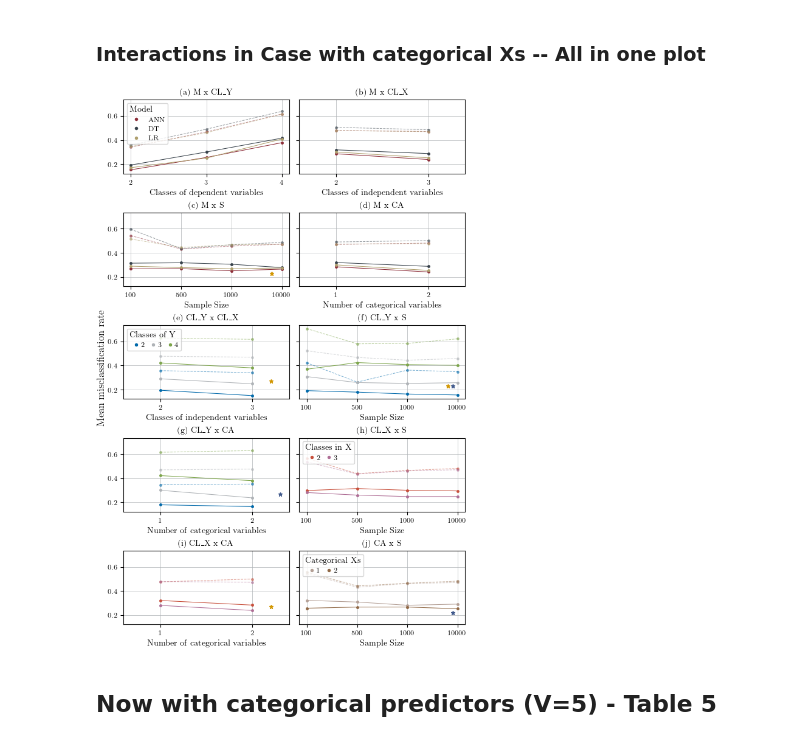
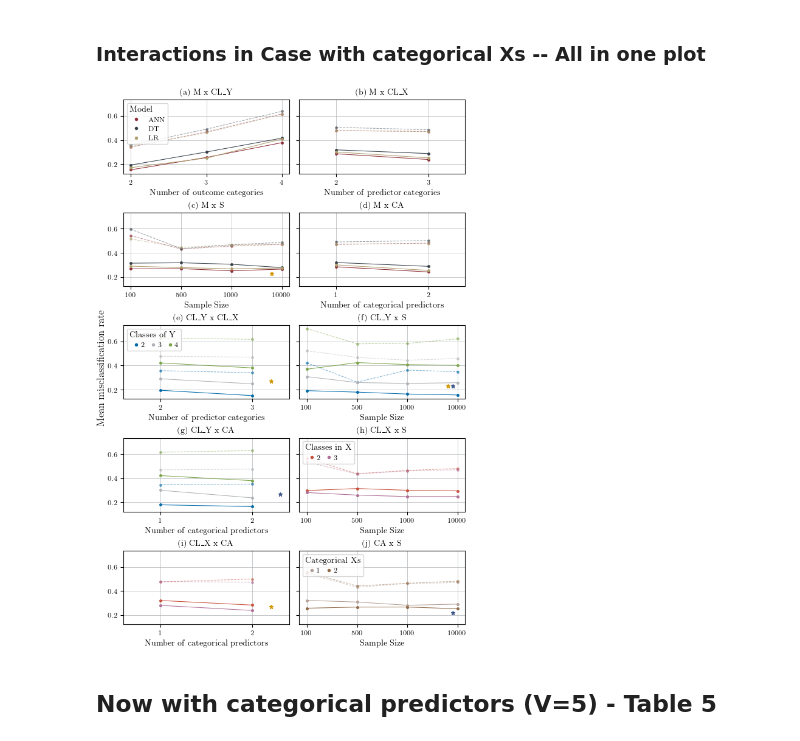
Before and after one commit to frederikpanse/psychometric_replication, a Jupyter notebook: exp/exp_FP_12_getFigures.ipynb, the cells around one changed output. Cells and saved outputs as stored; diff of their text form; code cells hidden in the pictures.

```diff
--- a/exp/exp_FP_12_getFigures.ipynb
+++ b/exp/exp_FP_12_getFigures.ipynb
@@ -138,7 +138,7 @@ for i in np.arange(3):
     axs[0, 0].plot(M_CLY_orig.index, M_CLY_orig.values[:,i], '.--', ms=5, lw=0.75, color=colors[i], alpha=alpha_val, label="original")
 axs[0, 0].set_xticks([2, 3, 4])  # Positions for the categories
 axs[0, 0].grid(axis="both", color=rgb.tue_gray, linewidth=0.5)
-axs[0, 0].set_xlabel("Classes of dependent variables")
+axs[0, 0].set_xlabel("Number of outcome categories")
 axs[0, 0].plot(3.83, sig, '*', ms=5, color=rgb.tue_orange) # original
 axs[0, 0].set_title('(a) M x CL_Y')
 
@@ -166,7 +166,7 @@ for i in np.arange(3):
     axs[1, 0].plot(M_V_orig.index, M_V_orig.values[:,i], '.--', ms=5, lw=0.75, color=colors[i], alpha=alpha_val, label="original")
 axs[1, 0].set_xticks([3, 5, 7])  # Positions for the categories
 axs[1, 0].grid(axis="both", color=rgb.tue_gray, linewidth=0.5)
-axs[1, 0].set_xlabel("Number of independent variables")
+axs[1, 0].set_xlabel("Number of predictors")
 axs[1, 0].set_title('(c) M x V')
 
 # Plot 4: CLY x S
@@ -195,7 +195,7 @@ axs[1, 1].legend(handles=[dot_ANN, dot_DT, dot_LR], ncols=3, alignment='left', c
 for i in np.arange(3):
     axs[2, 0].plot([3, 5, 7], CLY_V.values[i*3:i*3+3], '.-', ms=5, lw=0.75, color=colors[i], label="replication")
     axs[2, 0].plot([3, 5, 7], CLY_V_orig.values[i*3:i*3+3], '.--', ms=5, lw=0.75, color=colors[i], alpha=alpha_val, label="original")
-axs[2, 0].set_xlabel("Number of independent variables")
+axs[2, 0].set_xlabel("Number of predictors")
 axs[2, 0].set_xticks([3, 5, 7])  # Positions for the categories
 axs[2, 0].grid(axis="both", color=rgb.tue_gray, linewidth=0.5)
 axs[2, 0].plot(6.73, sig, '*', ms=5, color=rgb.tue_orange) # original
@@ -361,7 +361,7 @@ for i in np.arange(3):
     axs[0, 0].plot(M_CLY_orig.index, M_CLY_orig.values[:,i], '.--', ms=5, lw=0.75, color=colors[i], alpha=alpha_val, label="original")
 axs[0, 0].set_xticks([2, 3, 4])  # Positions for the categories
 axs[0, 0].grid(axis="both", color=rgb.tue_gray, linewidth=0.5)
-axs[0, 0].set_xlabel("Classes of dependent variables")
+axs[0, 0].set_xlabel("Number of outcome categories")
 axs[0, 0].set_title('(a) M x CL_Y')
 
 # Custom legend
@@ -378,7 +378,7 @@ for i in np.arange(3):
     axs[0, 1].plot(M_CLX_orig.index, M_CLX_orig.values[:,i], '.--', ms=5, lw=0.75, color=colors[i], alpha=alpha_val, label="original")
 axs[0, 1].set_xticks([2, 3])  # Positions for the categories
 axs[0, 1].grid(axis="both", color=rgb.tue_gray, linewidth=0.5)
-axs[0, 1].set_xlabel("Classes of independent variables")
+axs[0, 1].set_xlabel("Number of predictor categories")
 axs[0, 1].set_xlim([1.6, 3.4])
 axs[0, 1].set_title('(b) M x CL_X')
 
@@ -399,7 +399,7 @@ for i in np.arange(3):
     axs[1, 1].plot(M_CA_orig.index, M_CA_orig.values[:,i], '.--', ms=5, lw=0.75, color=colors[i], alpha=alpha_val, label="original")
 axs[1, 1].set_xticks([1, 2])  # Positions for the categories
 axs[1, 1].grid(axis="both", color=rgb.tue_gray, linewidth=0.5)
-axs[1, 1].set_xlabel("Number of categorical variables")
+axs[1, 1].set_xlabel("Number of categorical predictors")
 axs[1, 1].set_xlim([0.6, 2.4])
 axs[1, 1].set_title('(d) M x CA')
 
@@ -410,7 +410,7 @@ for i in np.arange(3):
     axs[2, 0].plot([2, 3], CLY_CLX_orig.values[i*2:i*2+2], '.--', ms=5, lw=0.75, color=colors[i], alpha=alpha_val, label="original")
 axs[2, 0].set_xticks([2, 3])  # Positions for the categories
 axs[2, 0].grid(axis="both", color=rgb.tue_gray, linewidth=0.5)
-axs[2, 0].set_xlabel("Classes of independent variables")
+axs[2, 0].set_xlabel("Number of predictor categories")
 axs[2, 0].set_xlim([1.6, 3.4])
 axs[2, 0].plot(3.2, sig, '*', ms=5, color=rgb.tue_orange) # original
 axs[2, 0].set_title('(e) CL_Y x CL_X')
@@ -438,7 +438,7 @@ axs[2, 1].set_title('(f) CL_Y x S')
 for i in np.arange(3):
     axs[3, 0].plot([1, 2], CLY_CA.values[i*2:i*2+2], '.-', ms=5, lw=0.75, color=colors[i], label="replication")
     axs[3, 0].plot([1, 2], CLY_CA_orig.values[i*2:i*2+2], '.--', ms=5, lw=0.75, color=colors[i], alpha=alpha_val, label="original")
-axs[3, 0].set_xlabel("Number of categorical variables")
+axs[3, 0].set_xlabel("Number of categorical predictors")
 axs[3, 0].set_xticks([1, 2])  # Positions for the categories
 axs[3, 0].set_xlim([0.6, 2.4])
 axs[3, 0].grid(axis="both", color=rgb.tue_gray, linewidth=0.5)
@@ -467,37 +467,37 @@ axs[3, 1].legend(handles=[dot_ANN, dot_DT], ncols=3, alignment='left', columnspa
 for i in np.arange(2):
     axs[4, 0].plot([1, 2], CLX_CA.values[i*2:i*2+2], '.-', ms=5, lw=0.75, color=colors[i], label="replication")
     axs[4, 0].plot([1, 2], CLX_CA_orig.values[i*2:i*2+2], '.--', ms=5, lw=0.75, color=colors[i], alpha=alpha_val, label="original")
-axs[4, 0].set_xlabel("Number of categorical variables")
+axs[4, 0].set_xlabel("Number of categorical predictors")
 axs[4, 0].set_xticks([1, 2])  # Positions for the categories
 axs[4, 0].set_xlim([0.6, 2.4])
 axs[4, 0].grid(axis="both", color=rgb.tue_gray, linewidth=0.5)
 axs[4, 0].plot(2.2, sig, '*', ms=5, color=rgb.tue_orange) # original
 axs[4, 0].set_title('(i) CL_X x CA')
 
 # Plot 10: CA x S
 colors=palettes.tue_plot[8:10] # set colors
 for i in np.arange(2):
     axs[4, 1].plot(np.arange(4), CA_S.values[i*4:i*4+4], '.-', ms=5, lw=0.75, color=colors[i], label="replication")
     axs[4, 1].plot(np.arange(4), CA_S_orig.values[i*4:i*4+4], '.--', ms=5, lw=0.75, color=colors[i], alpha=alpha_val, label="original")
 axs[4, 1].set_xlabel("Sample Size")
 axs[4, 1].set_xticks(np.arange(0, 4))  # Positions for the categories
 axs[4, 1].set_xticklabels(['100', '500', '1000', '10000'])  # Labels for the categories
 axs[4, 1].grid(axis="both", color=rgb.tue_gray, linewidth=0.5)
 axs[4, 1].plot(2.9, 0.22, '*', ms=5, color=rgb.tue_darkblue)   # replication
 axs[4, 1].set_title('(j) CA x S')
 
 # Custom legend
 dot_ANN = plt.Line2D([0], [0], marker='o', color='w', lw=0, markerfacecolor=colors[0], markersize=5, label='1')
 dot_DT = plt.Line2D([0], [0], marker='o', color='w', lw=0, markerfacecolor=colors[1], markersize=5, label='2')
 axs[4, 1].legend(handles=[dot_ANN, dot_DT], ncols=3, alignment='left', columnspacing=0.25,
                  title = 'Categorical Xs', title_fontsize='small', handletextpad=-0.3, loc="upper left")
 
 fig.text(-0.01, 0.5, 'Mean misclassification rate', ha='center', va='center', rotation='vertical')
 
 fig.savefig("../doc/fig/06_08_Interactions_V3.pdf")
 plt.show()
 # %% [output]
-[figure, old version]
+[figure, new version]
 # %% [markdown]
 ## Now with categorical predictors (V=5) - Table 5
 # %%
```
Also changed, not shown: parts of 7 cells of this notebook, 8 other files.
